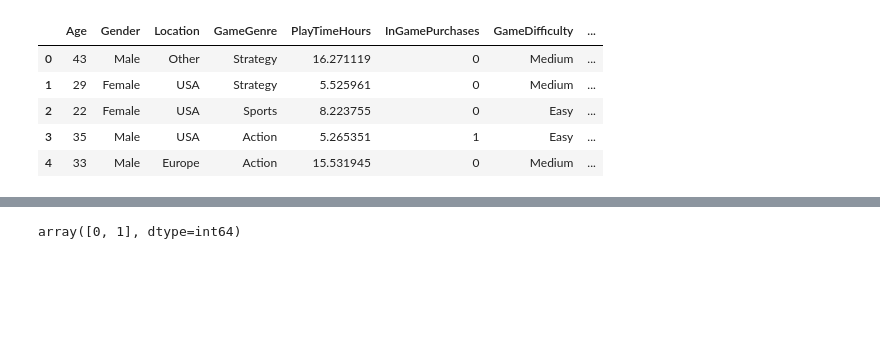
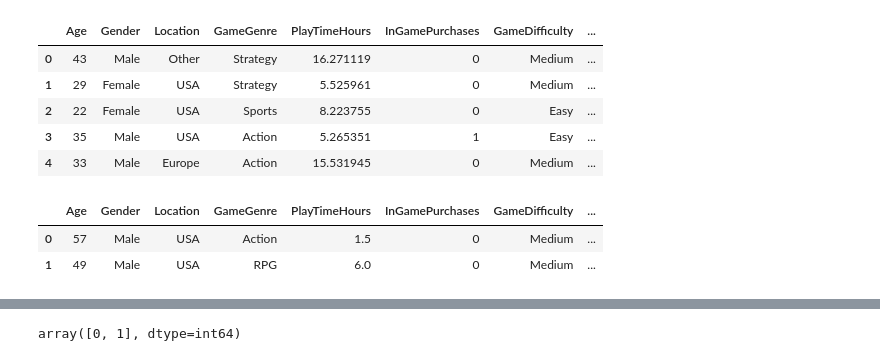
Before and after one commit to LaserLon/Project2, a Jupyter notebook: Mike/starter.ipynb, the cells around one changed output, grey strips where cells are left out. Drawn from its saved outputs; the diff is of its cells as text; code cells hidden in the pictures; blank space fills up the shorter version.

```diff
--- a/Mike/starter.ipynb
+++ b/Mike/starter.ipynb
@@ -85,3 +85,77 @@ df.head()
 | 2 | 22 | Female | USA | Sports | 8.223755 | 0 | Easy | ... |
 | 3 | 35 | Male | USA | Action | 5.265351 | 1 | Easy | ... |
 | 4 | 33 | Male | Europe | Action | 15.531945 | 0 | Medium | ... |
+# %%
+df_lm = pd.DataFrame(columns=df.columns)
+new_row = {
+'Age'
+: 57,
+ 'GameGenre'
+: 'Action',
+'PlayTimeHours'
+: 1.5,
+'InGamePurchases'
+: 0,
+'GameDifficulty'
+: 'Medium',
+'SessionsPerWeek'
+: 2,
+'AvgSessionDurationMinutes'
+:30,
+'PlayerLevel'
+:10,
+'AchievementsUnlocked'
+:8,
+'Gender_Male'
+: 1,
+'Location_Europe'
+: 0,
+'Location_Other'
+: 0,
+'Location_USA'
+: 1,
+'GameGenre_RPG'
+: 0,
+'GameGenre_Simulation'
+: 0,
+'GameGenre_Sports'
+: 0,
+'GameGenre_Strategy',
+: 0,
+'GameDifficulty_Hard',
+'GameDifficulty_Medium'
+
+}
+
+new_row2 = {
+'Age'
+: 49,
+'Gender'
+: 'Male',
+'Location'
+: 'USA',
+ 'GameGenre'
+: 'RPG',
+'PlayTimeHours'
+: 6,
+'InGamePurchases'
+: 0,
+'GameDifficulty'
+: 'Medium',
+'SessionsPerWeek'
+: 5,
+'AvgSessionDurationMinutes'
+:180,
+'PlayerLevel'
+:20,
+'AchievementsUnlocked'
+:50}
+
+df_lm.loc[len(df_lm)] = new_row
+df_lm.loc[len(df_lm)] = new_row2
+
+df_lm
+# %% [output]
+|  | Age | Gender | Location | GameGenre | PlayTimeHours | InGamePurchases | GameDifficulty | ... |
+| 0 | 57 | Male | USA | Action | 1.5 | 0 | Medium | ... |
+| 1 | 49 | Male | USA | RPG | 6.0 | 0 | Medium | ... |
```
Also changed, not shown: parts of 7 cells of this notebook.
